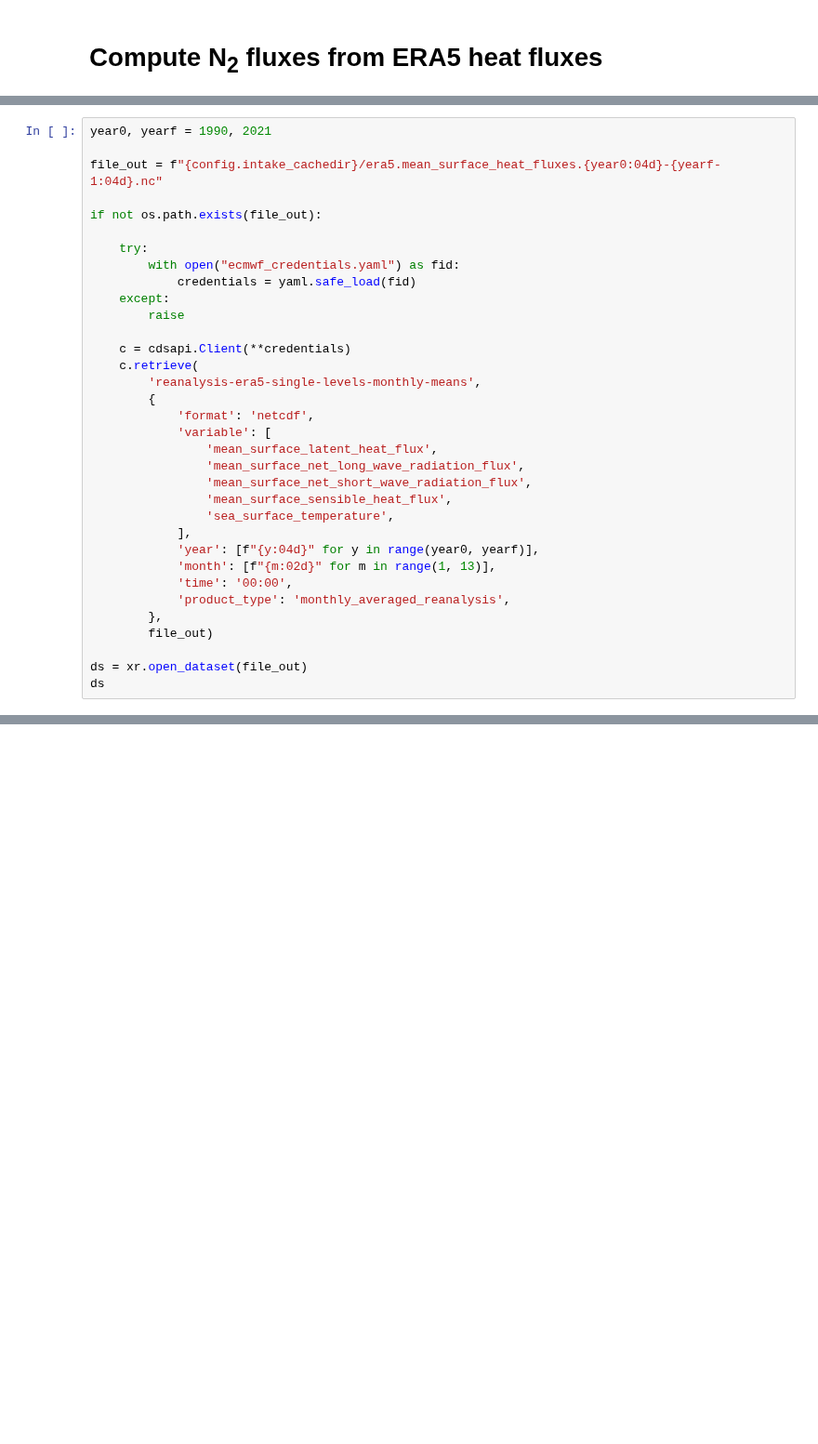
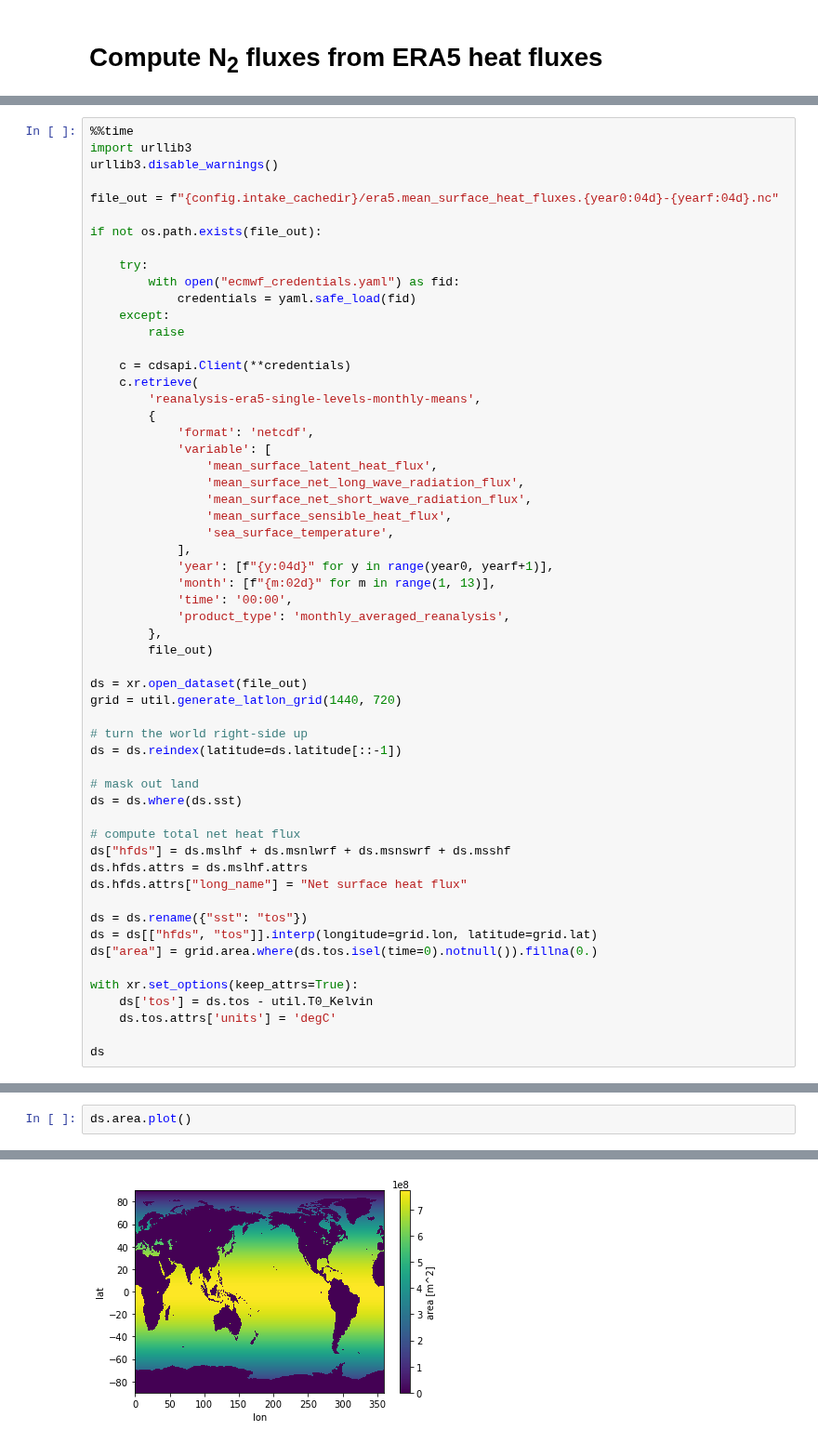
Before and after one commit to matt-long/sno-analysis, a Jupyter notebook: notebooks/_fgn2-era5-shf.ipynb, the cells around one changed output, grey strips where cells are left out. Shown at 93% size. Cells and saved outputs as stored; diff of their text form; blank space fills up the shorter version.

```diff
--- a/notebooks/_fgn2-era5-shf.ipynb
+++ b/notebooks/_fgn2-era5-shf.ipynb
@@ -13,7 +55,9 @@ import config
 # %%
-year0, yearf = 1990, 2021
+%%time
+import urllib3
+urllib3.disable_warnings()
 
-file_out = f"{config.intake_cachedir}/era5.mean_surface_heat_fluxes.{year0:04d}-{yearf-1:04d}.nc"
+file_out = f"{config.intake_cachedir}/era5.mean_surface_heat_fluxes.{year0:04d}-{yearf:04d}.nc"
 
 if not os.path.exists(file_out):
 
@@ -35,7 +79,7 @@ if not os.path.exists(file_out):
                 'mean_surface_sensible_heat_flux',
                 'sea_surface_temperature',
             ],
-            'year': [f"{y:04d}" for y in range(year0, yearf)],
+            'year': [f"{y:04d}" for y in range(year0, yearf+1)],
             'month': [f"{m:02d}" for m in range(1, 13)],
             'time': '00:00',
             'product_type': 'monthly_averaged_reanalysis',
@@ -43,5 +87,26 @@ if not os.path.exists(file_out):
         file_out)
 
 ds = xr.open_dataset(file_out)
+grid = util.generate_latlon_grid(1440, 720)
+
+# turn the world right-side up
+ds = ds.reindex(latitude=ds.latitude[::-1])
+
+# mask out land
+ds = ds.where(ds.sst)
+
+# compute total net heat flux
+ds["hfds"] = ds.mslhf + ds.msnlwrf + ds.msnswrf + ds.msshf
+ds.hfds.attrs = ds.mslhf.attrs
+ds.hfds.attrs["long_name"] = "Net surface heat flux"
+
+ds = ds.rename({"sst": "tos"})
+ds = ds[["hfds", "tos"]].interp(longitude=grid.lon, latitude=grid.lat)
+ds["area"] = grid.area.where(ds.tos.isel(time=0).notnull()).fillna(0.)
+
+with xr.set_options(keep_attrs=True):
+    ds['tos'] = ds.tos - util.T0_Kelvin
+    ds.tos.attrs['units'] = 'degC'
+
 ds
 # %% [output]
@@ -60,0 +139,3 @@ for v in dsi.data_vars:
+# %%
+ds.area.plot()
+# %% [output]
@@ -60,0 +143 @@ for v in dsi.data_vars:
+[figure, added]
```
Also changed, not shown: parts of 33 cells of this notebook, 13 other files.
